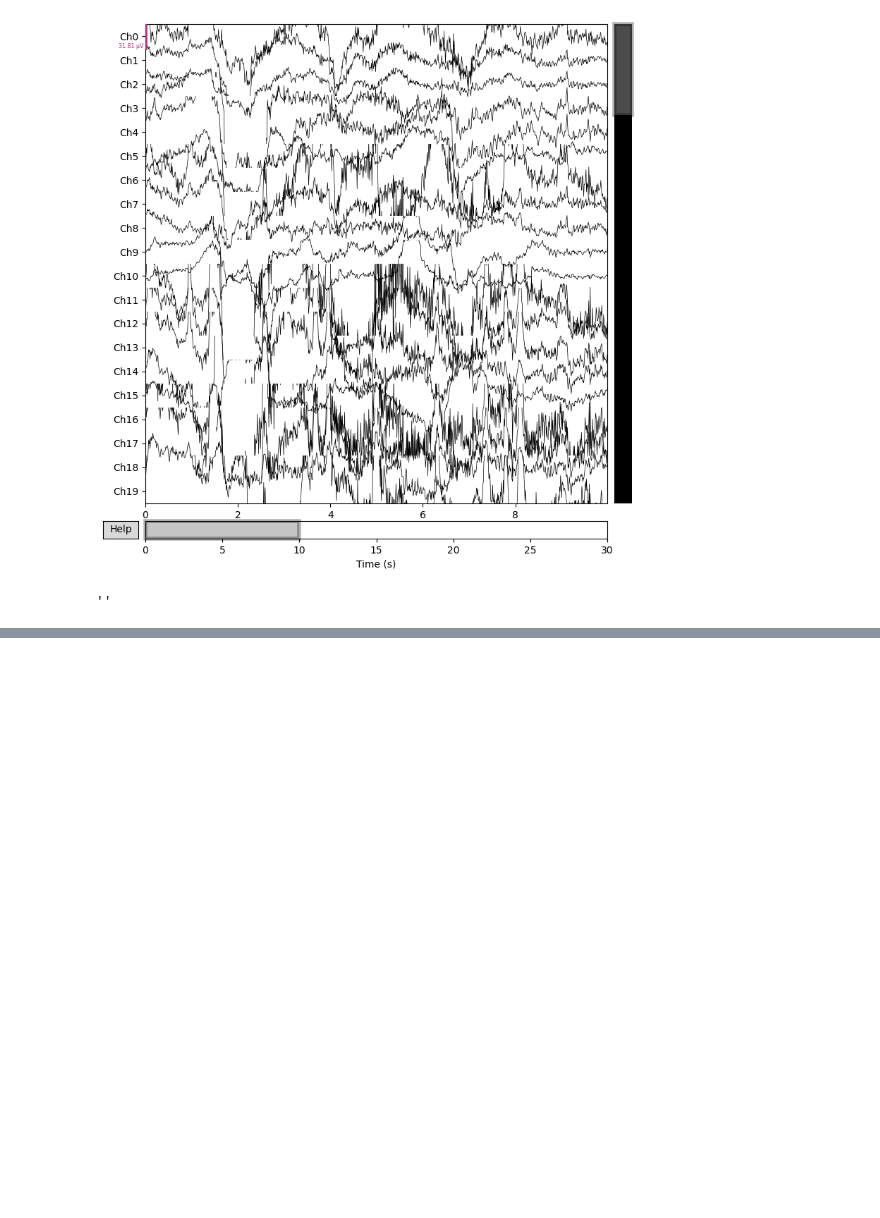
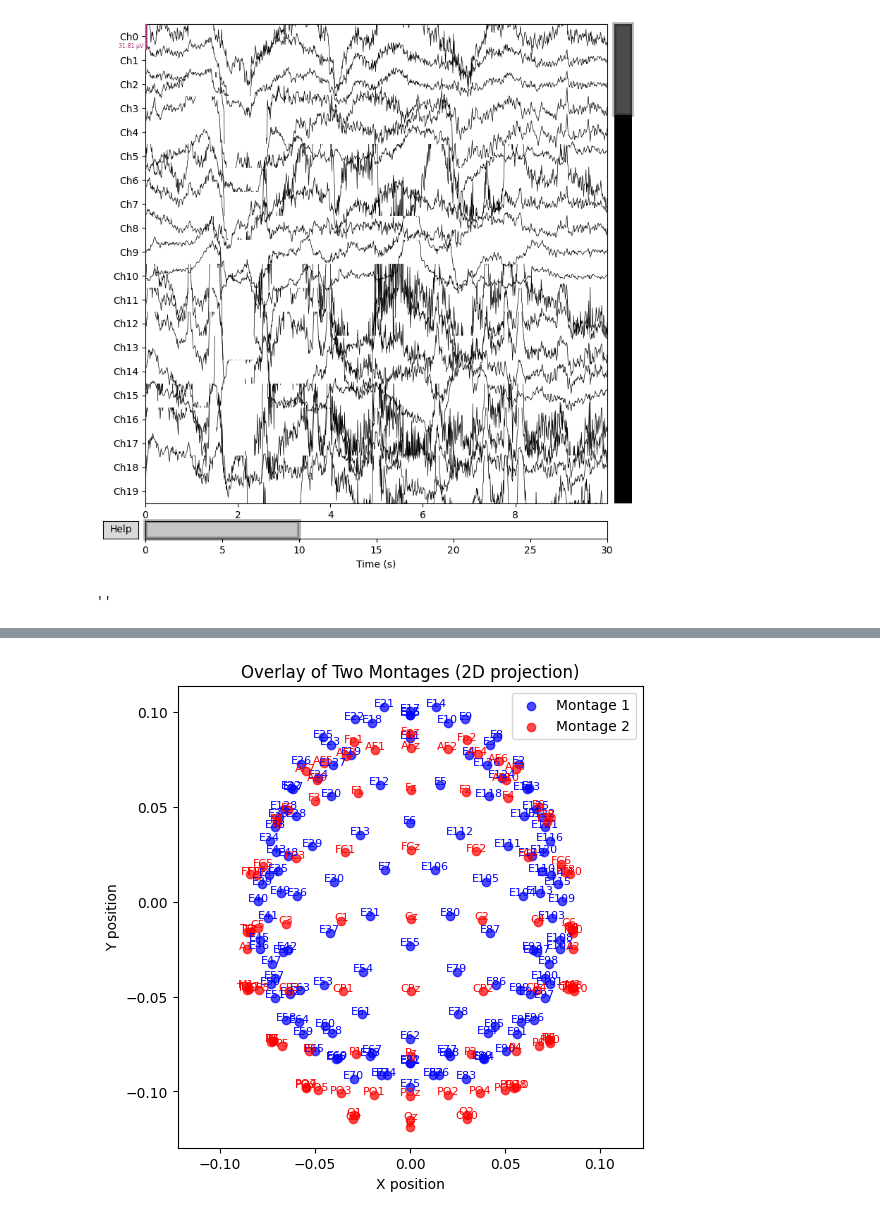
Before and after one commit to gjoelbye/SPEED, a Jupyter notebook: notebooks/hbn.ipynb, the cells around one changed output, grey strips where cells are left out. Saved outputs shown, nothing was run; the diff lists cells and outputs as text; code cells hidden in the pictures; blank space fills up the shorter version.

```diff
--- a/notebooks/hbn.ipynb
+++ b/notebooks/hbn.ipynb
@@ -116,0 +343,7 @@ Ready.
+# %%
+montage1 = mne.channels.make_standard_montage("GSN-HydroCel-128")
+montage2 = mne.channels.make_standard_montage("standard_1020")
+
+plot_two_montages_2d(montage1, montage2, color1='blue', color2='red')
+# %% [output]
+[figure, added]
```
Also changed, not shown: parts of 42 cells of this notebook, 6 other files.
